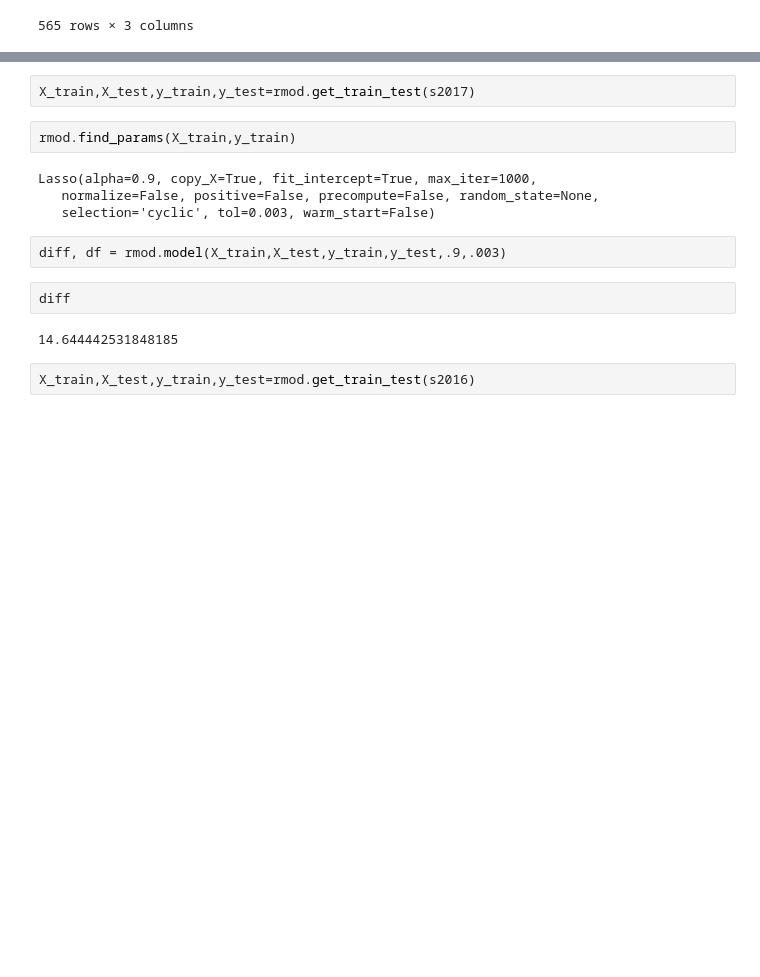
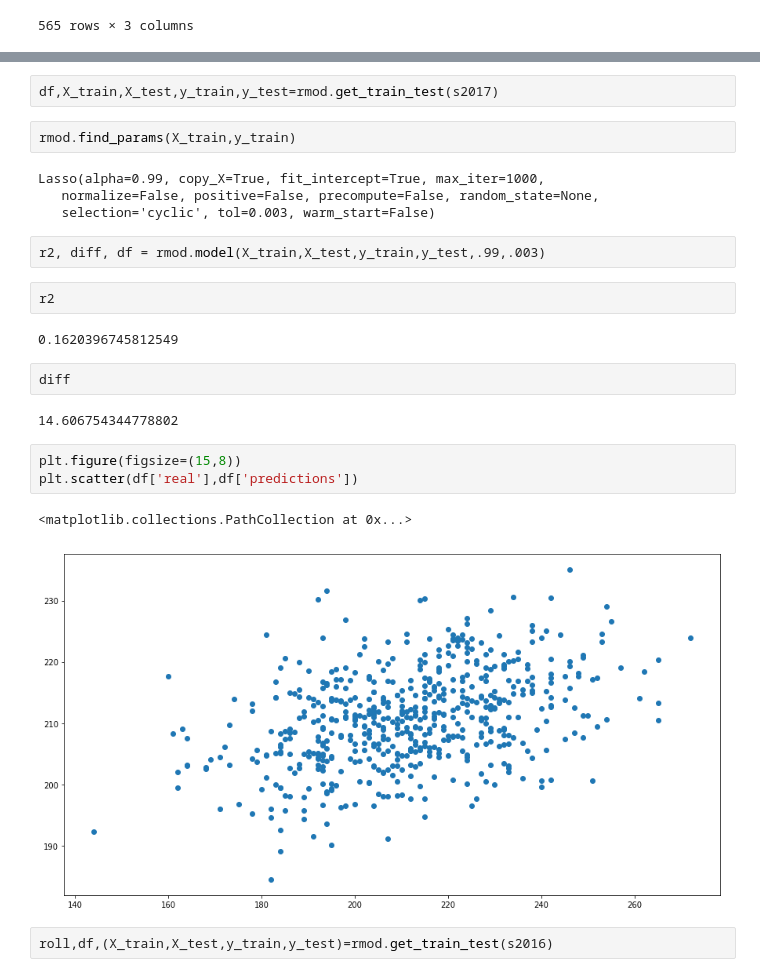
Before and after one commit to sadelson97/dsi_capstone, a Jupyter notebook: means_model.ipynb, the cells around one changed output, grey strips where cells are left out. Drawn from its saved outputs; the diff is of its cells as text; blank space fills up the shorter version.

```diff
--- a/means_model.ipynb
+++ b/means_model.ipynb
@@ -238,19 +239,29 @@ import rolling_model as rmod
 # %%
-X_train,X_test,y_train,y_test=rmod.get_train_test(s2017)
+df,X_train,X_test,y_train,y_test=rmod.get_train_test(s2017)
 # %%
 rmod.find_params(X_train,y_train)
 # %% [output]
-Lasso(alpha=0.9, copy_X=True, fit_intercept=True, max_iter=1000,
+Lasso(alpha=0.99, copy_X=True, fit_intercept=True, max_iter=1000,
    normalize=False, positive=False, precompute=False, random_state=None,
    selection='cyclic', tol=0.003, warm_start=False)
 # %%
-diff, df = rmod.model(X_train,X_test,y_train,y_test,.9,.003)
+r2, diff, df = rmod.model(X_train,X_test,y_train,y_test,.99,.003)
+# %%
+r2
+# %% [output]
+0.1620396745812549
 # %%
 diff
 # %% [output]
-14.644442531848185
+14.606754344778802
+# %%
+plt.figure(figsize=(15,8))
+plt.scatter(df['real'],df['predictions'])
+# %% [output]
+<matplotlib.collections.PathCollection at 0x...>
+[figure, added]
 # %%
-X_train,X_test,y_train,y_test=rmod.get_train_test(s2016)
+roll,df,(X_train,X_test,y_train,y_test)=rmod.get_train_test(s2016)
 # %%
 rmod.find_params(X_train,y_train)
 # %% [output]
```
Also changed, not shown: parts of 14 cells of this notebook.
